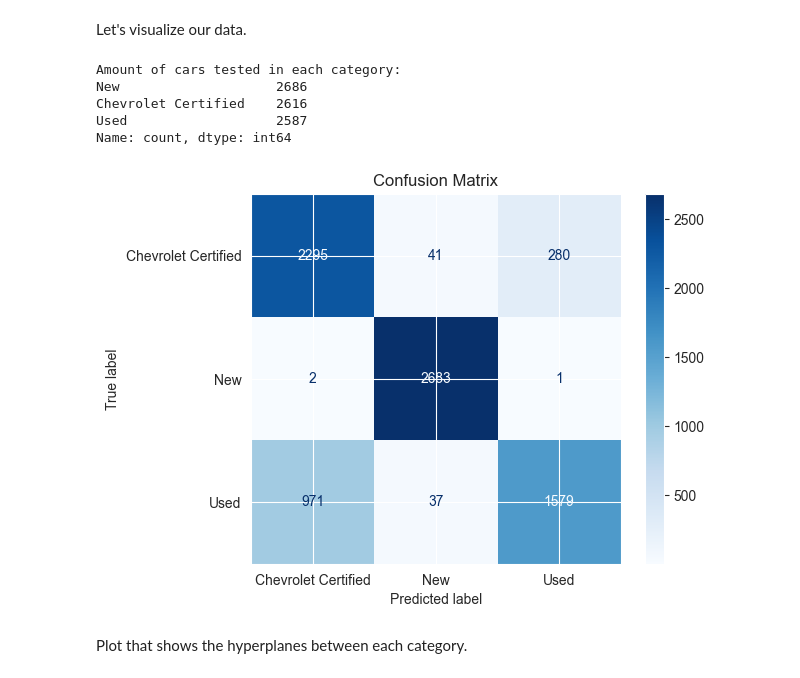
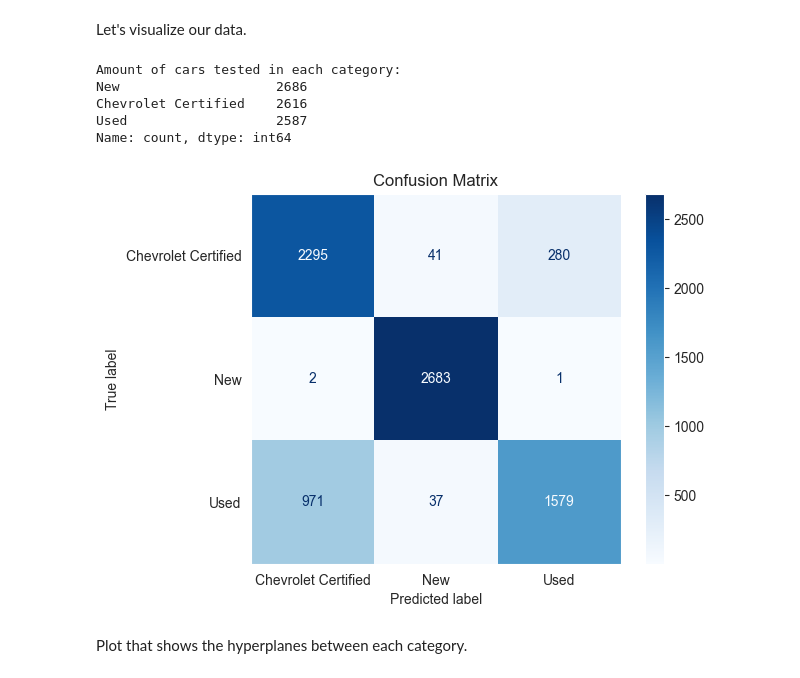
Before and after one commit to StackedFrog/Seminar2_Car, a Jupyter notebook: SVM_classifier.ipynb, the cells around one changed output. Saved outputs shown, nothing was run; the diff lists cells and outputs as text; code cells hidden in the pictures.

```diff
--- a/SVM_classifier.ipynb
+++ b/SVM_classifier.ipynb
@@ -112,22 +112,24 @@ Let's visualize our data.
 # %%
 Y_test_str = l_encoder.inverse_transform(Y_test)
 Y_pred_str = l_encoder.inverse_transform(Y_pred)
 
 print("Amount of cars tested in each category:")
 print(pd.Series(Y_test_str).value_counts())
 
 cm = confusion_matrix(Y_test_str, Y_pred_str, labels=l_encoder.classes_)
 disp = ConfusionMatrixDisplay(confusion_matrix=cm, display_labels=l_encoder.classes_)
 disp.plot(cmap='Blues')
+disp.ax_.grid(False)
+
 plt.title('Confusion Matrix')
 plt.show()
 # %% [output]
 Amount of cars tested in each category:
 New                    2686
 Chevrolet Certified    2616
 Used                   2587
 Name: count, dtype: int64
-[figure, old version]
+[figure, new version]
 # %% [markdown]
 Plot that shows the hyperplanes between each category.
 # %%
```
